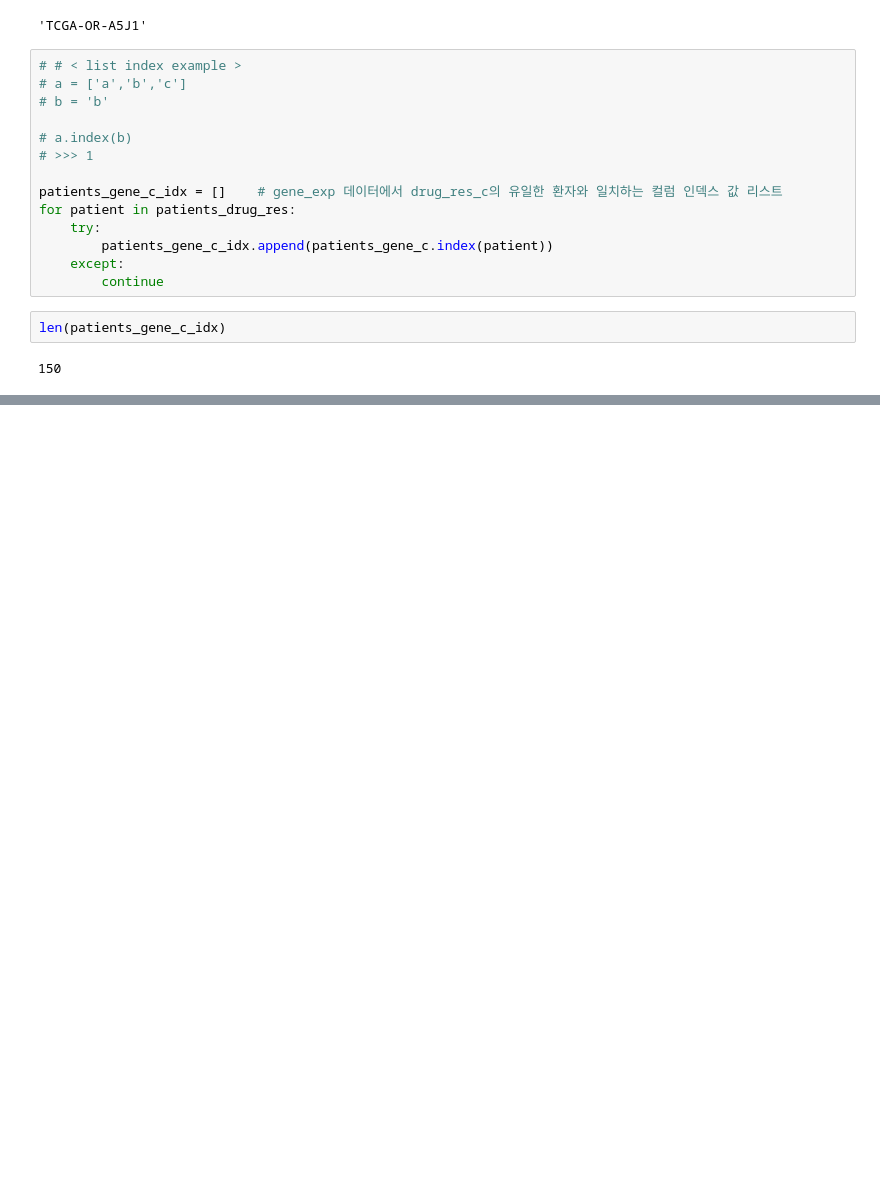
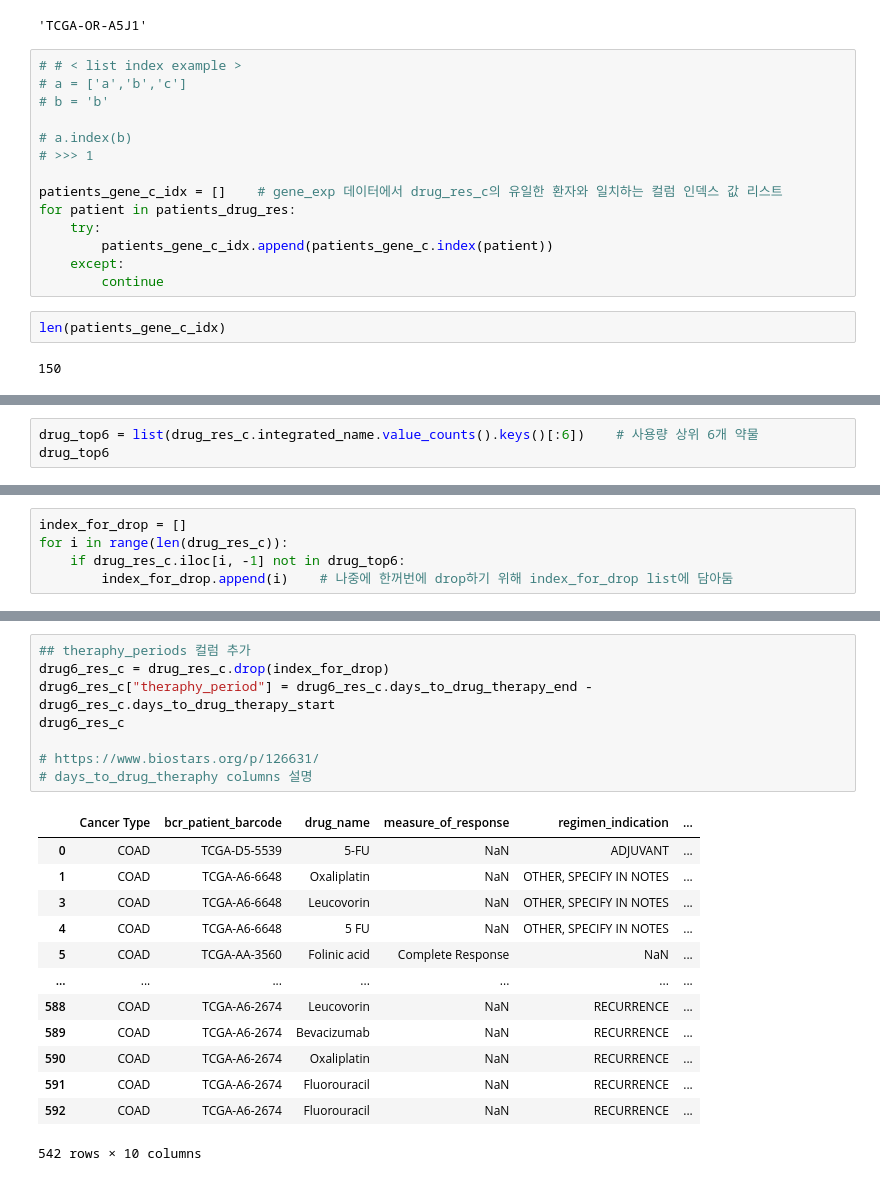
Before and after one commit to Dohyeon0224/SwUniv_CancerGene_Analysis, a Jupyter notebook: Colab_Notebook/TCGA_durg_res,_gene_exp_SUHO.ipynb, the cells around one changed output, grey strips where cells are left out. Drawn from its saved outputs; the diff is of its cells as text; blank space fills up the shorter version.

```diff
--- a/Colab_Notebook/TCGA_durg_res,_gene_exp_SUHO.ipynb
+++ b/Colab_Notebook/TCGA_durg_res,_gene_exp_SUHO.ipynb
@@ -437,0 +462,3 @@ gene_exp_c.head(3)
+# %%
+drug_top6 = list(drug_res_c.integrated_name.value_counts().keys()[:6])    # 사용량 상위 6개 약물
+drug_top6
@@ -437,0 +472,5 @@ gene_exp_c.head(3)
+# %%
+index_for_drop = []
+for i in range(len(drug_res_c)):
+    if drug_res_c.iloc[i, -1] not in drug_top6:
+        index_for_drop.append(i)    # 나중에 한꺼번에 drop하기 위해 index_for_drop list에 담아둠
@@ -437,0 +489,22 @@ gene_exp_c.head(3)
+# %%
+## theraphy_periods 컬럼 추가
+drug6_res_c = drug_res_c.drop(index_for_drop)
+drug6_res_c["theraphy_period"] = drug6_res_c.days_to_drug_therapy_end - drug6_res_c.days_to_drug_therapy_start
+drug6_res_c
+
+# https://www.biostars.org/p/126631/
+# days_to_drug_theraphy columns 설명
+# %% [output]
+|  | Cancer Type | bcr_patient_barcode | drug_name | measure_of_response | regimen_indication | ... |
+| 0 | COAD | TCGA-D5-5539 | 5-FU | NaN | ADJUVANT | ... |
+| 1 | COAD | TCGA-A6-6648 | Oxaliplatin | NaN | OTHER, SPECIFY IN NOTES | ... |
+| 3 | COAD | TCGA-A6-6648 | Leucovorin | NaN | OTHER, SPECIFY IN NOTES | ... |
+| 4 | COAD | TCGA-A6-6648 | 5 FU | NaN | OTHER, SPECIFY IN NOTES | ... |
+| 5 | COAD | TCGA-AA-3560 | Folinic acid | Complete Response | NaN | ... |
+| ... | ... | ... | ... | ... | ... | ... |
+| 588 | COAD | TCGA-A6-2674 | Leucovorin | NaN | RECURRENCE | ... |
+| 589 | COAD | TCGA-A6-2674 | Bevacizumab | NaN | RECURRENCE | ... |
+| 590 | COAD | TCGA-A6-2674 | Oxaliplatin | NaN | RECURRENCE | ... |
+| 591 | COAD | TCGA-A6-2674 | Fluorouracil | NaN | RECURRENCE | ... |
+| 592 | COAD | TCGA-A6-2674 | Fluorouracil | NaN | RECURRENCE | ... |
+542 rows × 10 columns
```
Also changed, not shown: parts of 25 cells of this notebook.
